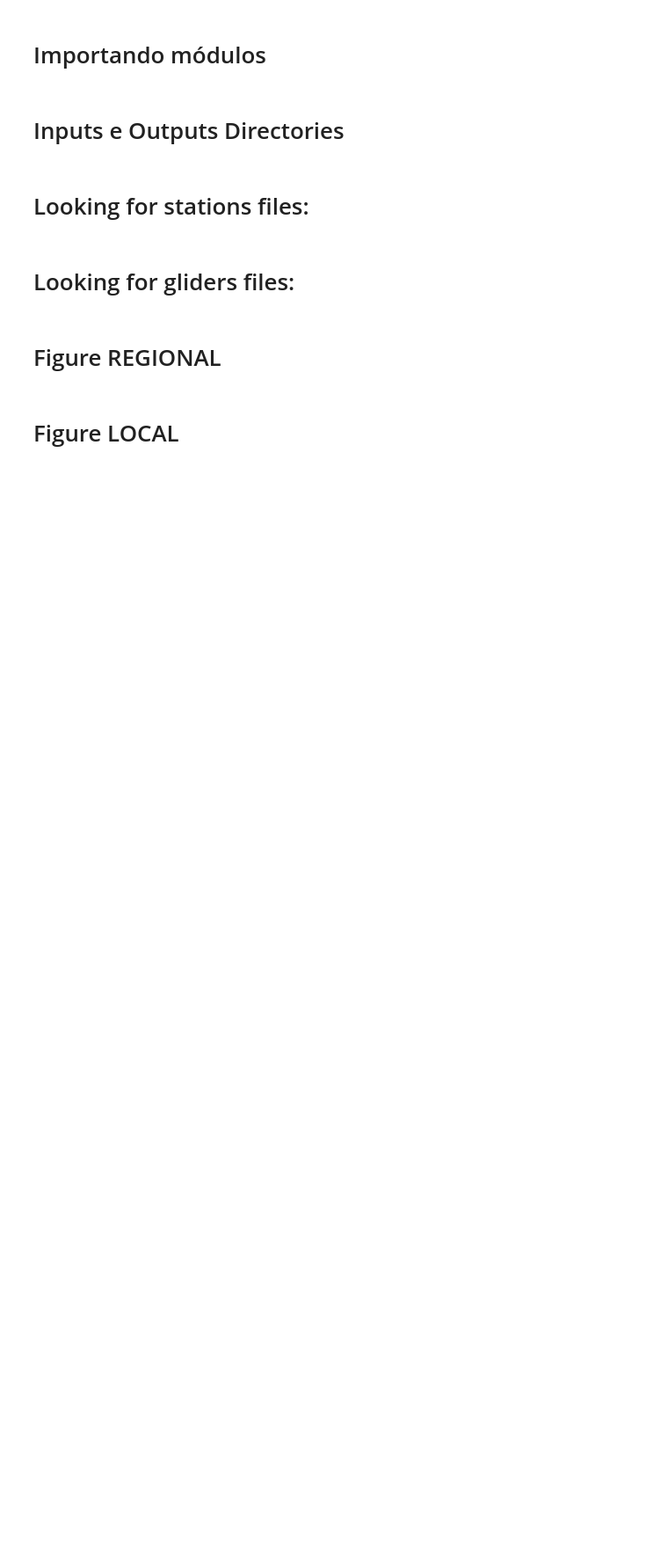
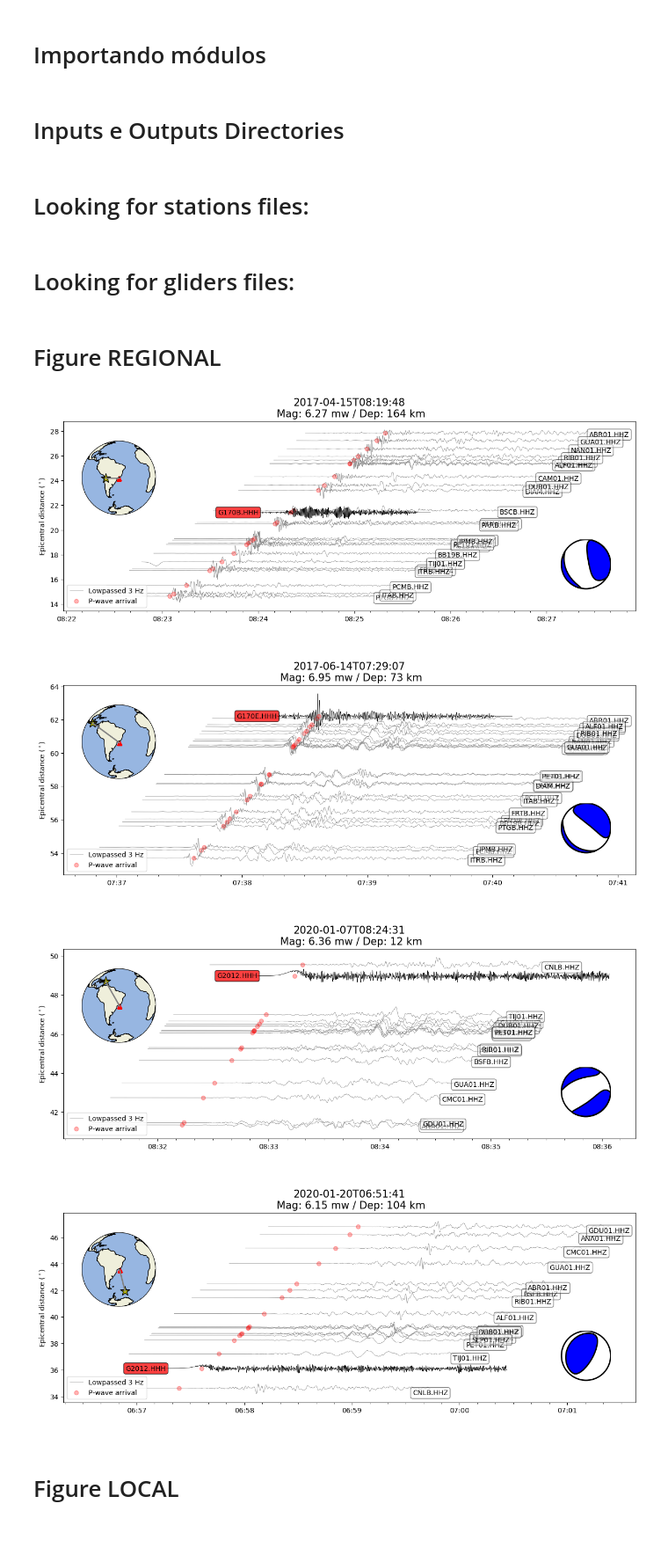
Before and after one commit to dIOGOLOC/marefone, a Jupyter notebook: diverse_tools/Tutorial/REGIONAL_LOCAL_EVENT_IDENTIFICATION/Tutorial_plot_event_glider_and_RSBR_data.ipynb, the cells around one changed output. Shown at 88% size. Cells and saved outputs as stored; diff of their text form; code cells hidden in the pictures; blank space fills up the shorter version.

Commit message:
Improving plots and codes.

```diff
--- a/diverse_tools/Tutorial/REGIONAL_LOCAL_EVENT_IDENTIFICATION/Tutorial_plot_event_glider_and_RSBR_data.ipynb
+++ b/diverse_tools/Tutorial/REGIONAL_LOCAL_EVENT_IDENTIFICATION/Tutorial_plot_event_glider_and_RSBR_data.ipynb
@@ -197,40 +197,72 @@ for id,st_p in enumerate(st_ev_lst):
 
         ax.set_title(ev.origins[0].time.strftime('%Y-%m-%dT%H:%M:%S')+'\n Mag: '+str(ev.magnitudes[0].mag)+' '+ev.magnitudes[0].magnitude_type+' / Dep: '+str(round(ev_depth))+' km',fontsize=15)
         ax.set_ylabel('Epicentral distance ($^\circ$)')
-        ax.legend(loc='lower right')
+        ax.legend(loc='lower left')
         ax.xaxis.set_major_locator(mdates.SecondLocator(interval=60))
         ax.xaxis.set_minor_locator(mdates.SecondLocator(interval=10))
         ax.xaxis.set_major_formatter(mdates.DateFormatter('%H:%M'))
 
         # ----------------------------------------------------------------------------------------------------------
         # focal mechanisms
         # ----------------------------------------------------------------------------------------------------------
 
-        newax = fig.add_axes([0.03, 0.6, 0.25,  0.25])
+        newax = fig.add_axes([0.6, 0.0, 0.4,  0.4])
 
         moment_tensor = ev.focal_mechanisms[0].moment_tensor
         mrr = moment_tensor.tensor.m_rr
         mtt = moment_tensor.tensor.m_tt
         mpp = moment_tensor.tensor.m_pp
         mrt = moment_tensor.tensor.m_rt
         mrp = moment_tensor.tensor.m_rp
         mtp = moment_tensor.tensor.m_tp
         mt = [mrr, mtt, mpp, mrt, mrp, mtp]
 
-        bball = beach(fm=mt, xy=(0.5, 0.5),size=500, width=0.75, facecolor='b')
+        bball = beach(fm=mt, xy=(0.5, 0.5),size=500, width=1, facecolor='b')
 
         # Configura os eixos e adiciona a coleção
         newax.add_collection(bball)
         newax.set_xlim(-1, 1)
         newax.set_ylim(-1, 1)
         newax.set_aspect('equal')
         newax.axis('off')
 
+        # ----------------------------------------------------------------------------------------------------------
+        # Adding global location map
+        # ----------------------------------------------------------------------------------------------------------
+        # Limit the extent of the map to a small longitude/latitude range.
+        latmin=-27
+        latmax=-22
+        lonmin=-50
+        lonmax=-40
+
+        # inset location relative to main plot (ax) in normalized units
+        inset_x = 0
+        inset_y = 1
+        inset_size = 0.4
+
+        # Adding Geoaxes
+        ax_map = plt.axes([0.05, 0.5, 0.3, 0.3], projection=ccrs.Orthographic(central_latitude=(latmin + latmax)/2,central_longitude=(lonmin + lonmax) / 2))
+        ax_map.set_global()
+
+        # Adding background map
+        ax_map.add_feature(cfeature.LAND)
+        ax_map.add_feature(cfeature.OCEAN)
+        ax_map.add_feature(cfeature.COASTLINE)
+
+        ax_map.scatter(ev_long,ev_lat,color="y",marker='*',s=200,ec='k',transform=ccrs.PlateCarree())
+        ax_map.scatter(st_glider_plot.stats.sac.stlo,st_glider_plot.stats.sac.stla,color="r",marker='^',s=50,transform=ccrs.PlateCarree())
+        ax_map.plot([st_glider_plot.stats.sac.stlo, ev_long], [st_glider_plot.stats.sac.stla, ev_lat], c='gray',ls='-',lw=2, transform=ccrs.Geodetic())
+
     # ----------------------------------------------------------------------------------------------------------
     # Saving figure
     os.makedirs(FOLDER_OUTPUT+'EVENTS/FIGURES/REGIONAL/',exist_ok=True)
     fig.savefig(FOLDER_OUTPUT+'EVENTS/FIGURES/REGIONAL/'+'event_mseed_'+ev.origins[0].time.strftime('%Y_%m_%d_%H_%M_%S')+'_'+ev.event_descriptions[0].text+'.png',pad_inches=0.01,dpi=100)
-    plt.close()
+    #plt.close()
+# %% [output]
+[figure, added]
+[figure, added]
+[figure, added]
+[figure, added]
 # %% [markdown]
 # Figure LOCAL
 # %%
```
Also changed, not shown: 3 other files.
